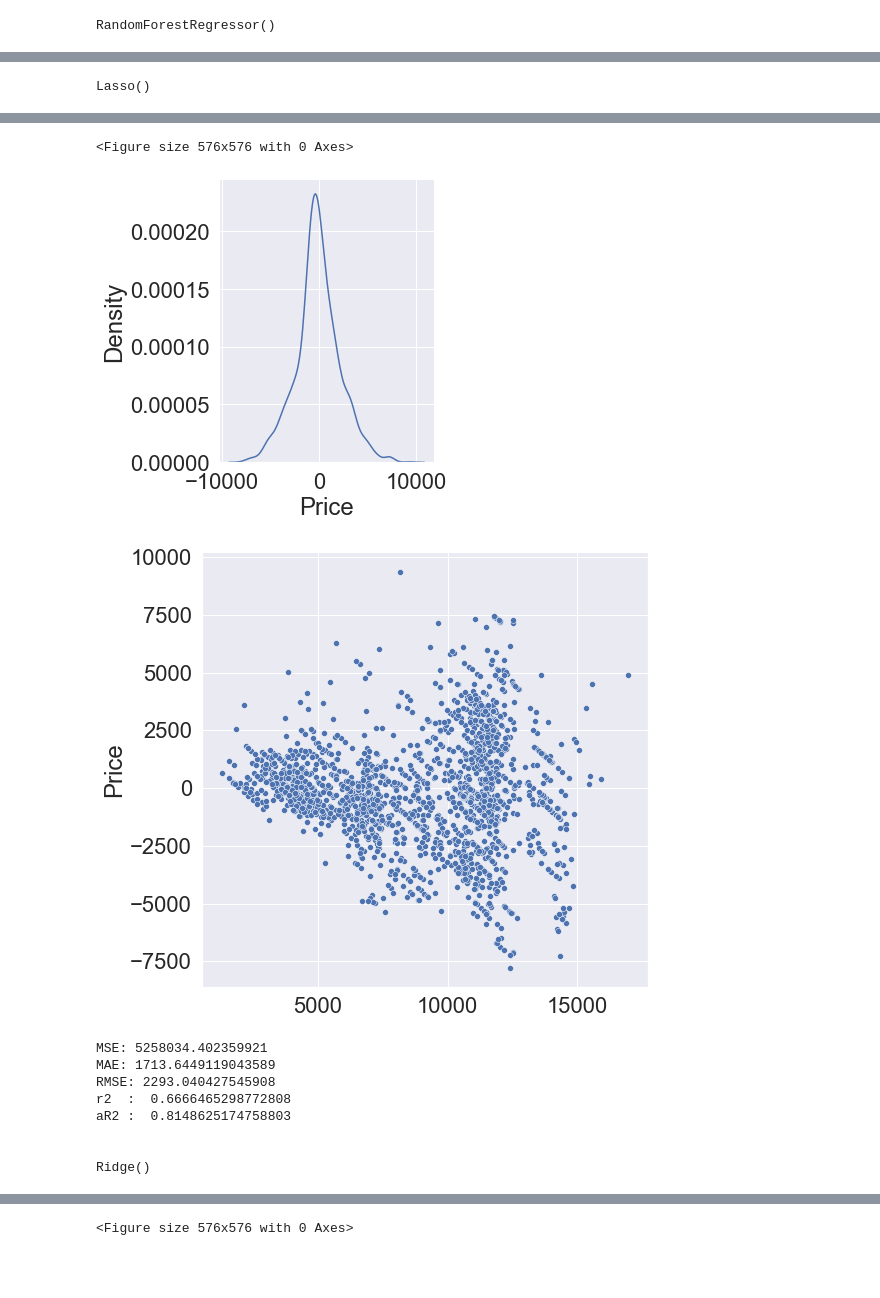
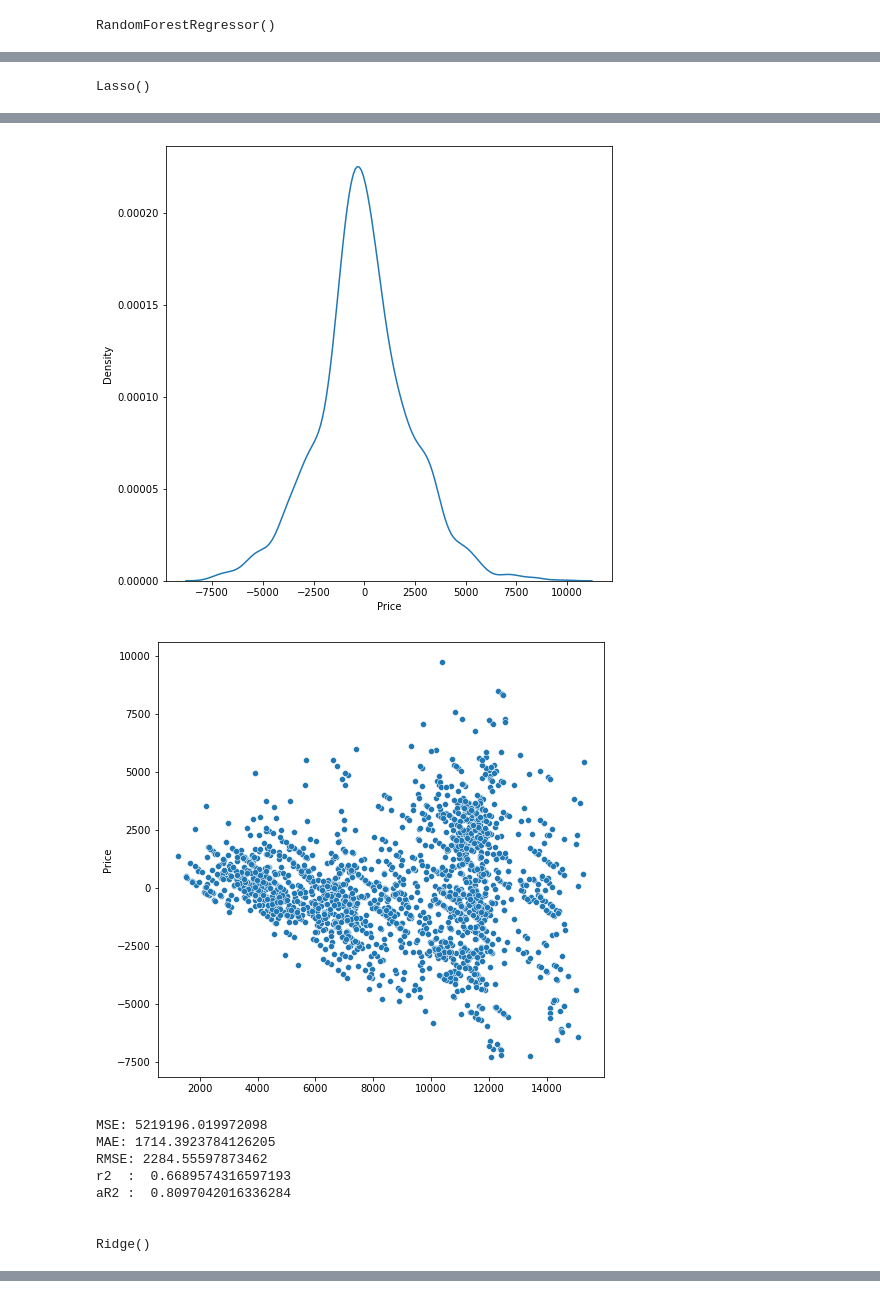
Before and after one commit to SHIVRAJSHINDE/Eda-FeatureEngineering, a Jupyter notebook: EDA/Data Travel/edaAndPreprocessing3.ipynb, the cells around one changed output, grey strips where cells are left out. Saved outputs shown, nothing was run; the diff lists cells and outputs as text; code cells hidden in the pictures; blank space fills up the shorter version.

```diff
--- a/EDA/Data Travel/edaAndPreprocessing3.ipynb
+++ b/EDA/Data Travel/edaAndPreprocessing3.ipynb
@@ -924,0 +523,7 @@ df.head(3)
+# %%
+columName = 'Dept_Hour'
+columName = columName.split("_")[0]
+df[columName+"_Hour"] = pd.to_datetime(df['Dep_Time']).dt.hour
+df[columName+"_Hour"]
+
+df
@@ -971,6 +600,6 @@ print(df.loc[0,'Duration'].split(" "))
 # %%
 df["hoursMinutes"] = 0
-for i in range(len(df['Duration'])):
+for i in df.index:
     if " " in df.loc[i,'Duration']:
         column1 = df.loc[i,'Duration'].split(" ")[0]
         column2 = df.loc[i,'Duration'].split(" ")[1]
@@ -1113,27 +733,30 @@ from sklearn.compose import ColumnTransformer
 from sklearn.pipeline import make_pipeline,Pipeline
 from sklearn.preprocessing import OneHotEncoder,OrdinalEncoder
 import pandas as pd
-from sklearn.preprocessing import MinMaxScaler
+from sklearn.preprocessing import MinMaxScaler,StandardScaler
 
 def methodPreprocessing():
     trf1 = ColumnTransformer([
         ('OneHot',OneHotEncoder(drop='first',handle_unknown='ignore'),[0,1,2])],remainder='passthrough')
+
     trf2 = ColumnTransformer([
-        ('Ordinal',OrdinalEncoder(categories=[['non-stop', '1 stop', '2 stops', '3 stops', '4 stops']]),[19])]
+        ('Ordinal',OrdinalEncoder(categories=[['non-stop', '1 stop', '2 stops', '3 stops', '4 stops']]),[18])]
          ,remainder='passthrough')
 
     trf3 = ColumnTransformer([
-            ('scale', MinMaxScaler(), slice(0, 28))
-        ])
+        ('scale', StandardScaler(), slice(0, 25))
+    ])
+
 
     pipe = make_pipeline(trf1,trf2,trf3)
     return pipe
+
 
 
 pipe = methodPreprocessing()
 
 
 X_train = pipe.fit_transform(X_train)
-pd.DataFrame(X_train)
+pd.DataFrame(X_train.T)
 # %% [output]
 |  | 0 | 1 | 2 | 3 | 4 | 5 | 6 | 7 | 8 | 9 | ... | ... |
@@ -1205,0 +829,14 @@ sns.displot(residuals,kind="kde")
+# %%
+# Calculate residuals
+residuals = y_test - y_pred
+residuals = residuals.astype(float)
+# Create a kernel density plot (KDE) for the residuals
+sns.kdeplot(residuals)
+
+# You can also add labels and a title to the plot for better understanding
+plt.xlabel("Residuals")
+plt.ylabel("Density")
+plt.title("Residuals Distribution")
+
+# Display the plot
+plt.show()
@@ -1277,8 +916,12 @@ for key, value in modelDict.items():
     print()
     print()
     residuals = y_test-y_pred
+    residuals = residuals.astype(float)
+
     plt.figure(figsize=(8,8))
-    sns.displot(residuals,kind="kde")
+
+    sns.kdeplot(residuals)
+
     plt.show()
     print()
     plt.figure(figsize=(8,8))
@@ -1290,9 +933,11 @@ for key, value in modelDict.items():
     import numpy as np
     from sklearn import metrics
     from sklearn.metrics import mean_squared_error, mean_absolute_error
+
     MSE = metrics.mean_squared_error(y_test,y_pred)
     MAE = metrics.mean_absolute_error(y_test,y_pred)
     RMSE = np.sqrt(metrics.mean_squared_error(y_test,y_pred))
+
     print('MSE:',MSE)
     print('MAE:',MAE)
     print('RMSE:',RMSE)
@@ -1328,11 +973,10 @@ Lasso()
-<Figure size 576x576 with 0 Axes>
-[figure, old version]
+[figure, new version]
-[figure, old version]
+[figure, new version]
-MSE: 5258034.402359921
-MAE: 1713.6449119043589
-RMSE: 2293.040427545908
-r2  :  0.6666465298772808
-aR2 :  0.8148625174758803
-
-
-Ridge()
+MSE: 5219196.019972098
+MAE: 1714.3923784126205
+RMSE: 2284.55597873462
+r2  :  0.6689574316597193
+aR2 :  0.8097042016336284
+
+
+Ridge()
@@ -1340 +983,0 @@ Ridge()
-<Figure size 576x576 with 0 Axes>
```
Also changed, not shown: parts of 62 cells of this notebook.
